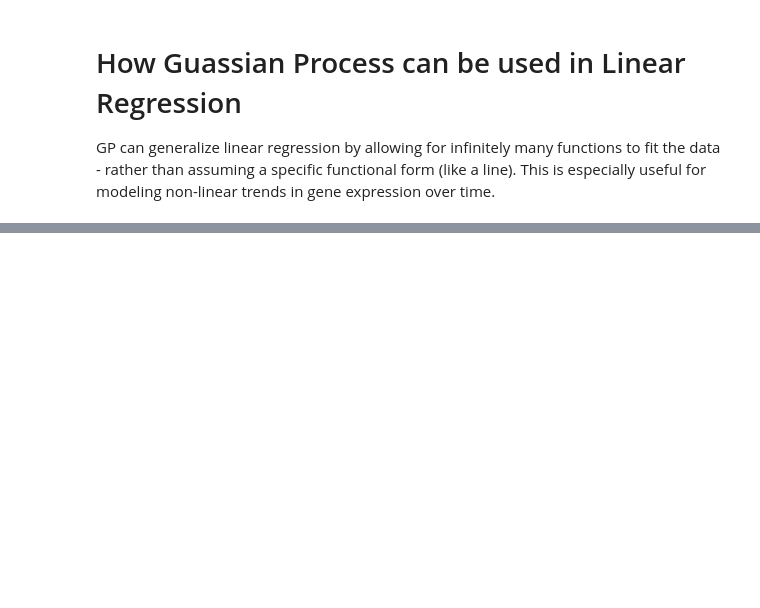
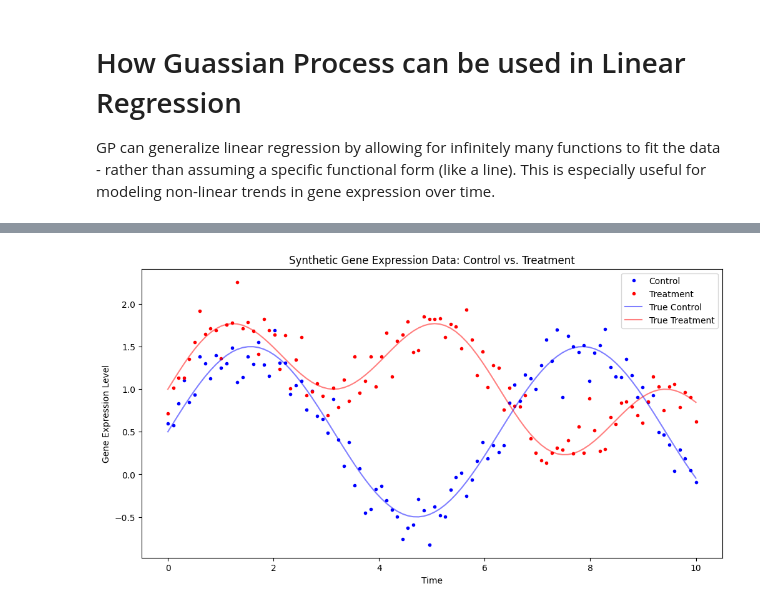
Before and after one commit to admeeer/GuassianProcessesRegression, a Jupyter notebook: src/GeneExpression.ipynb, the cells around one changed output, grey strips where cells are left out. Cells and saved outputs as stored; diff of their text form; code cells hidden in the pictures; blank space fills up the shorter version.

```diff
--- a/src/GeneExpression.ipynb
+++ b/src/GeneExpression.ipynb
@@ -55,0 +31,10 @@ Optimization status: Converged
+# %%
+np.random.seed(42)
+n_points = 100
+times = np.linspace(0, 10, n_points)[:, None]
+
+true_function_control = np.sin(times) + 0.5
+true_function_treatment = np.sin(times) * np.cos(times * 0.5) + 1.0
+
+observed_control = true_function_control + np.random.normal(0, 0.2, size=true_function_control.shape)
+observed_treatment = true_function_treatment + np.random.normal(0, 0.2, size=true_function_treatment.shape)
@@ -55,0 +45,13 @@ Optimization status: Converged
+# %%
+plt.figure(figsize=(12, 6))
+plt.plot(times, observed_control, 'b.', label='Control')
+plt.plot(times, observed_treatment, 'r.', label='Treatment')
+plt.plot(times, true_function_control, 'b-', alpha=0.5, label='True Control')
+plt.plot(times, true_function_treatment, 'r-', alpha=0.5, label='True Treatment')
+plt.xlabel('Time')
+plt.ylabel('Gene Expression Level')
+plt.title('Synthetic Gene Expression Data: Control vs. Treatment')
+plt.legend()
+plt.show()
+# %% [output]
+[figure, added]
```
Also changed, not shown: parts of 9 cells of this notebook.
